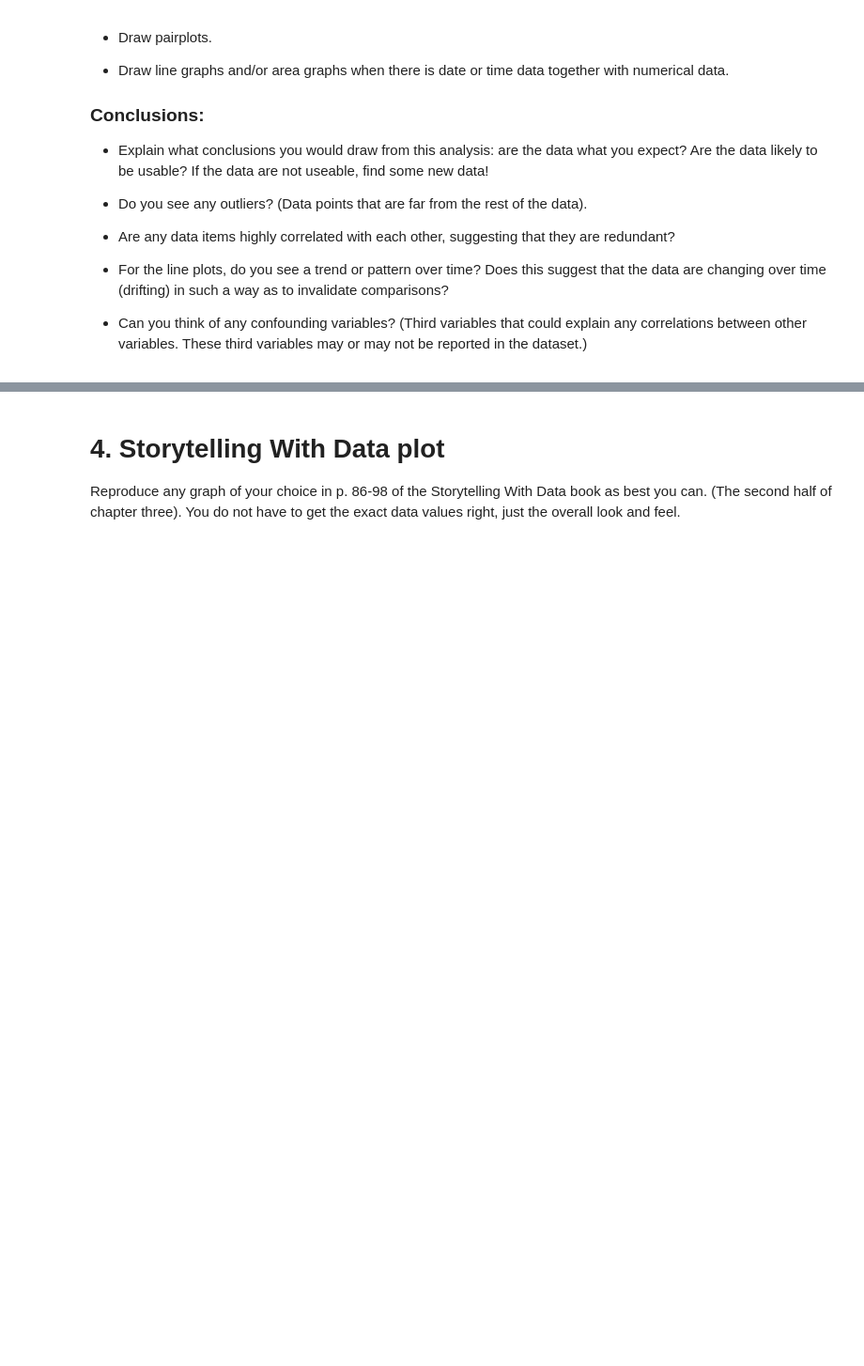
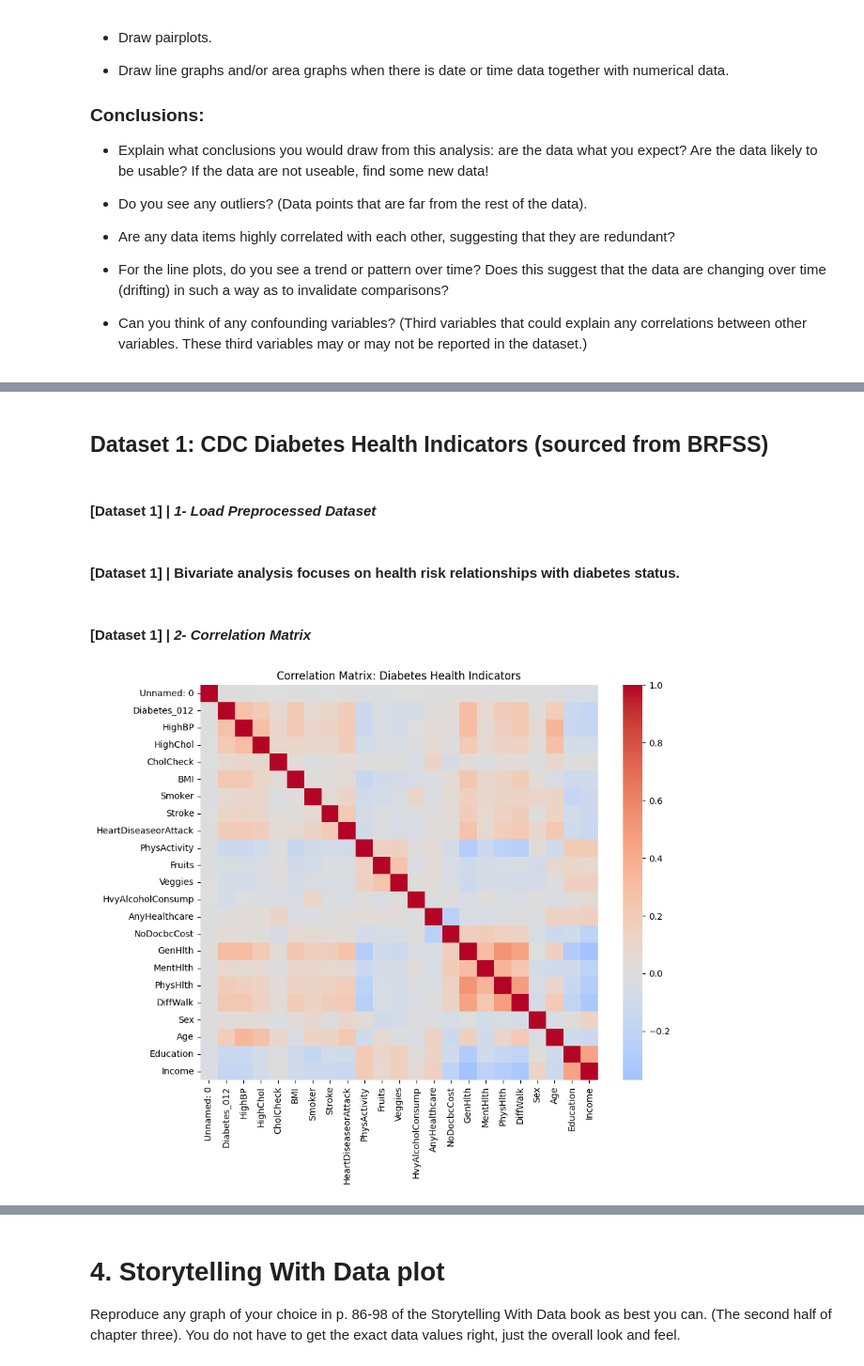
Before and after one commit to jasser-dh/Module-B-semester-2, a Jupyter notebook: OMDS-ModB2-Week6-Dhaouadi-Jasser.ipynb, the cells around one changed output, grey strips where cells are left out. Shown at 94% size. Saved outputs shown, nothing was run; the diff lists cells and outputs as text; code cells hidden in the pictures; blank space fills up the shorter version.

Commit message:
hw6 add section bivariate analysis

```diff
--- a/OMDS-ModB2-Week6-Dhaouadi-Jasser.ipynb
+++ b/OMDS-ModB2-Week6-Dhaouadi-Jasser.ipynb
@@ -74,0 +78,20 @@ This week, you will do the same types of exercises as last week, but you should
+# %% [markdown]
+## Dataset 1: CDC Diabetes Health Indicators  (sourced from BRFSS)
+# %% [markdown]
+#### [Dataset 1] | *1- Load Preprocessed Dataset*
+# %%
+dataset_path = "data/dataset1_diabetes_preprocessed_week2.csv"
+df_diabetes = pd.read_csv(dataset_path)
+# %% [markdown]
+#### [Dataset 1] | Bivariate analysis focuses on health risk relationships with diabetes status.
+# %% [markdown]
+#### [Dataset 1] | *2- Correlation Matrix*
+# %%
+plt.figure(figsize=(10,8))
+corr = df_diabetes.corr()
+
+sns.heatmap(corr, cmap="coolwarm", center=0)
+plt.title("Correlation Matrix: Diabetes Health Indicators")
+plt.show()
+# %% [output]
+[figure, added]
```
Also changed, not shown: parts of 59 cells of this notebook.
